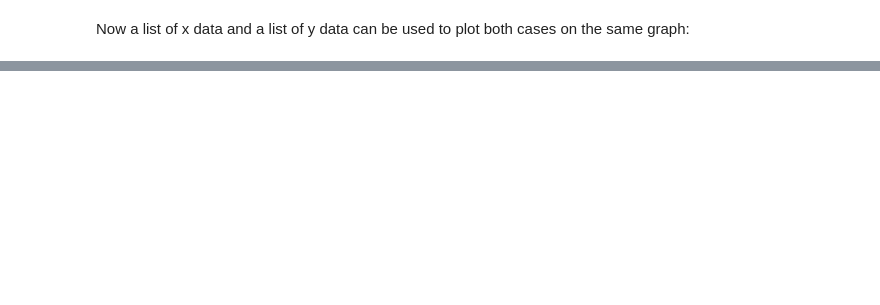
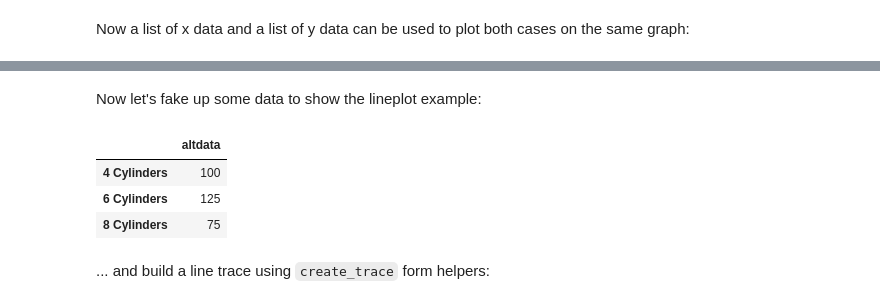
Before and after one commit to def-mycroft/rapid-plotly, a Jupyter notebook: examples/Create Example Graphs.ipynb, the cells around one changed output, grey strips where cells are left out. Saved outputs shown, nothing was run; the diff lists cells and outputs as text; code cells hidden in the pictures; blank space fills up the shorter version.

```diff
--- a/examples/Create Example Graphs.ipynb
+++ b/examples/Create Example Graphs.ipynb
@@ -461,0 +643,5 @@ barplot.output_graph(fig, fp)
+# %%
+# load example mtcars data
+df = pd.read_csv('mtcars.csv')
+print(df.shape)
+df.head()
@@ -461,0 +656,16 @@ barplot.output_graph(fig, fp)
+# %%
+# create graph data
+in_data = pd.DataFrame(df.groupby('cyl').mean()['mpg'])
+in_data.index = in_data.index.astype(int).astype(str) + ' Cylinders'
+
+# generate names
+l = string.ascii_lowercase
+names = in_data.copy()
+f = lambda: l[np.random.randint(0,len(l))]
+
+for x in names.index:
+    names.loc[x, 'mpg'] = f()+f()
+
+# generate error bars data
+errors = in_data.copy()
+errors['mpg'] = 2.5
@@ -461,0 +686,15 @@ barplot.output_graph(fig, fp)
+# %% [markdown]
+Now let's fake up some data to show the lineplot example:
+# %%
+# copy in_data and add random numbers
+in_data_alt = in_data.rename(columns={'mpg':'altdata'}).copy()
+in_data_alt['altdata'] = [100, 125, 75]
+
+in_data_alt
+# %% [output]
+|  | altdata |
+| 4 Cylinders | 100 |
+| 6 Cylinders | 125 |
+| 8 Cylinders | 75 |
+# %% [markdown]
+... and build a line trace using `create_trace` form helpers:
```
Also changed, not shown: parts of 26 cells of this notebook, 11 other files.
